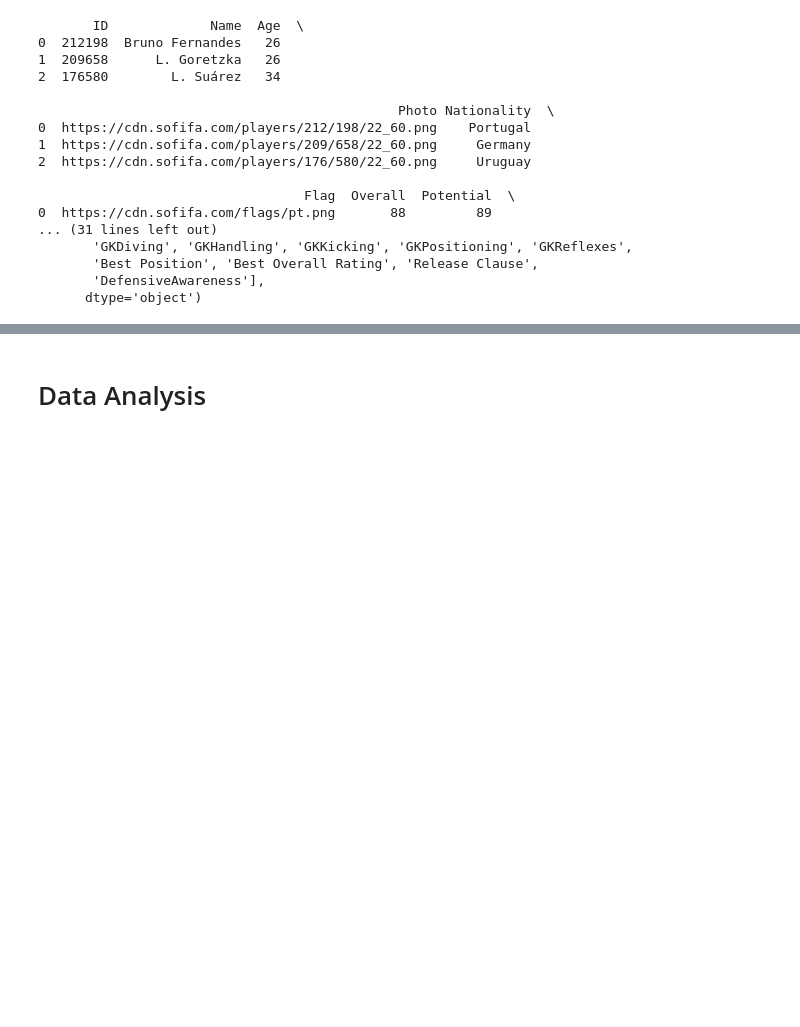
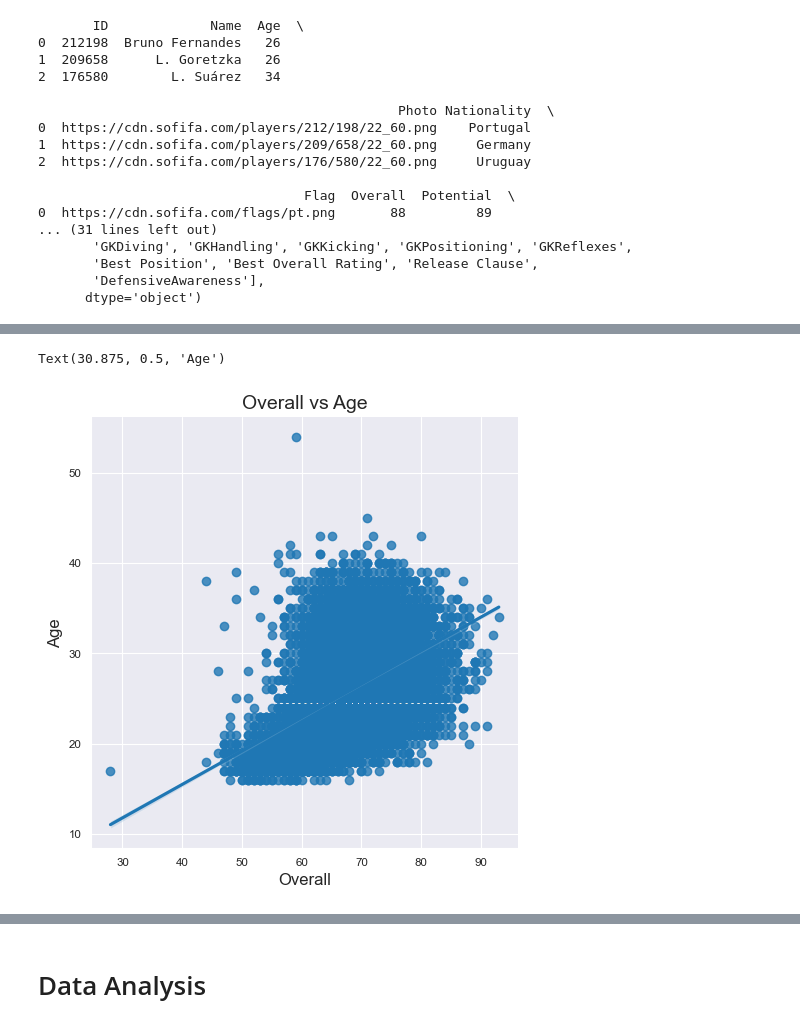
Before and after one commit to ubco-W2022T1-cosc301/project-group28, a Jupyter notebook: notebooks/analysis3.ipynb, the cells around one changed output, grey strips where cells are left out. Drawn from its saved outputs; the diff is of its cells as text; code cells hidden in the pictures; blank space fills up the shorter version.

```diff
--- a/notebooks/analysis3.ipynb
+++ b/notebooks/analysis3.ipynb
@@ -73,0 +161,15 @@ df.columns
+# %%
+#Plotting relationship between overall and age
+sns.set_style("darkgrid")
+sns.lmplot(x='Overall', y='Age', data=df)
+sns.despine()
+
+plt.xticks(fontsize='small')
+plt.yticks(fontsize='small')
+
+plt.title("Overall vs Age", fontsize = 14)
+plt.xlabel("Overall", fontsize = 12)
+plt.ylabel("Age", fontsize = 12)
+# %% [output]
+Text(30.875, 0.5, 'Age')
+[figure, added]
```
Also changed, not shown: parts of 28 cells of this notebook, 1 other file.
